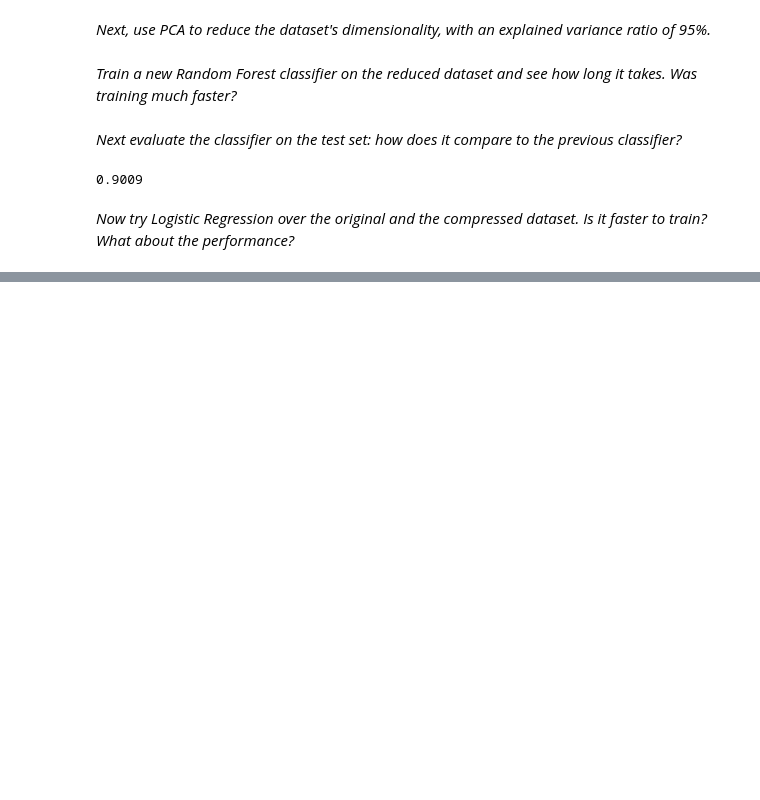
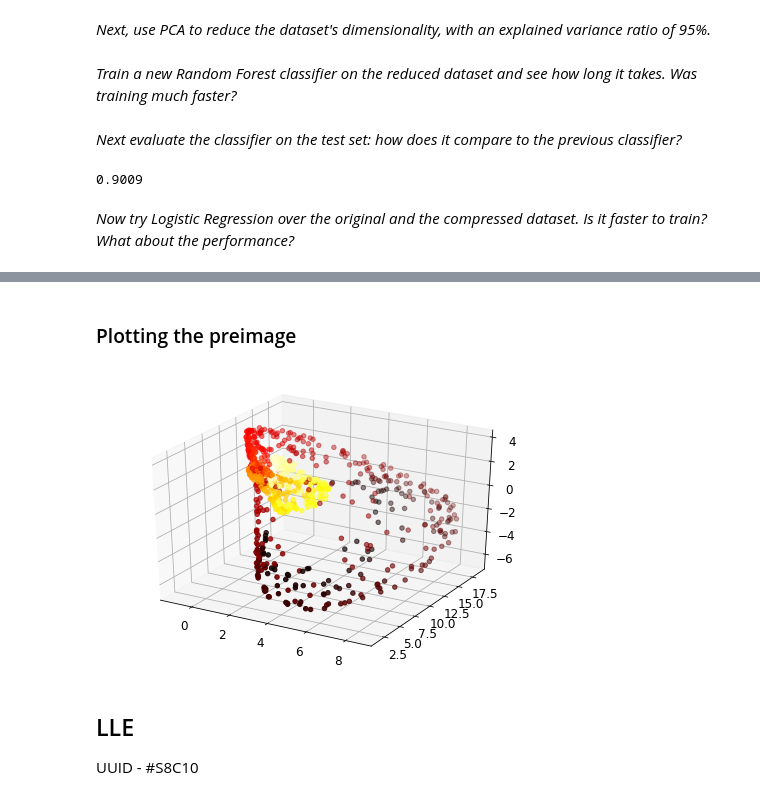
Before and after one commit to ltw94/bts-mbds-classical-data-analysis-2019, a Jupyter notebook: 08_DIM_REDUCTION/Session_8_Classical_Data_Analysis_PCA.ipynb, the cells around one changed output, grey strips where cells are left out. Saved outputs shown, nothing was run; the diff lists cells and outputs as text; code cells hidden in the pictures; blank space fills up the shorter version.

```diff
--- a/08_DIM_REDUCTION/Session_8_Classical_Data_Analysis_PCA.ipynb
+++ b/08_DIM_REDUCTION/Session_8_Classical_Data_Analysis_PCA.ipynb
@@ -859,0 +957,19 @@ y_test = mnist['target'][60000:]
+# %% [markdown]
+### Plotting the preimage
+# %%
+from matplotlib import pyplot as plt
+from mpl_toolkits.mplot3d import Axes3D
+import random
+
+
+fig = plt.figure()
+ax = Axes3D(fig)
+
+ax.scatter(X_preimage[:, 0], X_preimage[:, 1], X_preimage[:, 2],c=t, cmap=plt.cm.hot)
+plt.show()
+# %% [output]
+[figure, added]
+# %% [markdown]
+## LLE
+
+UUID - #S8C10
```
Also changed, not shown: parts of 25 cells of this notebook.
